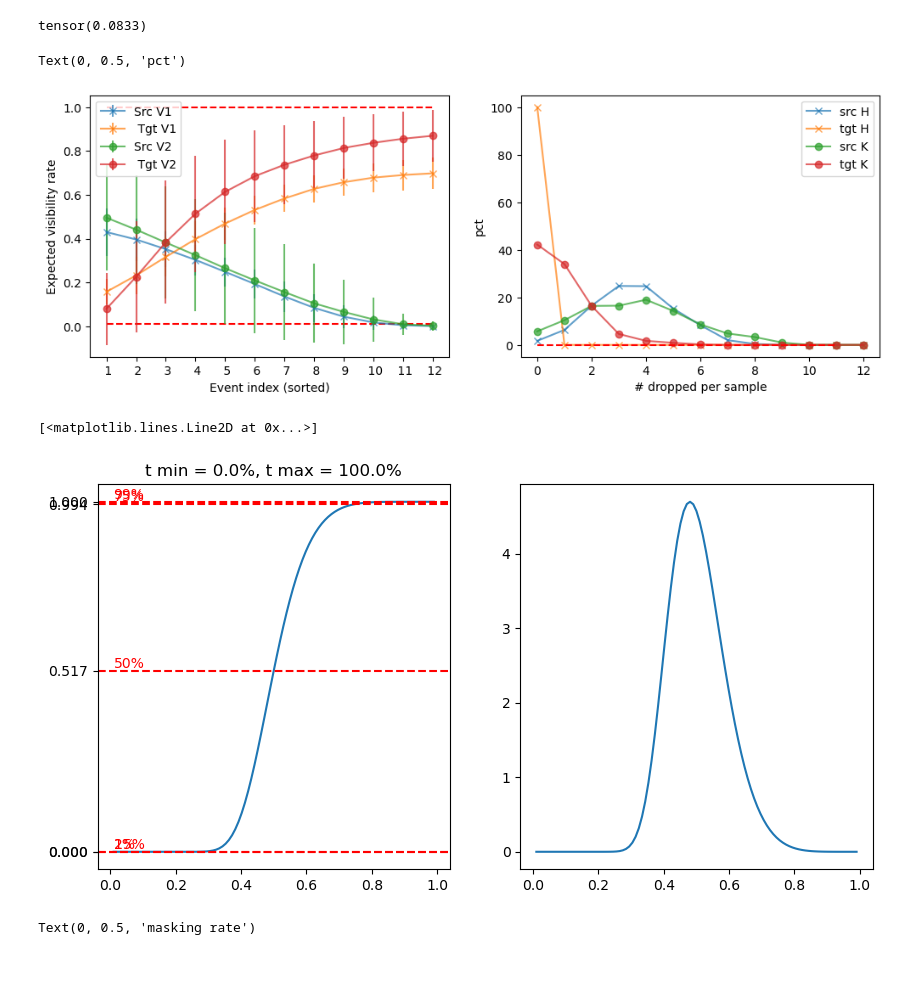
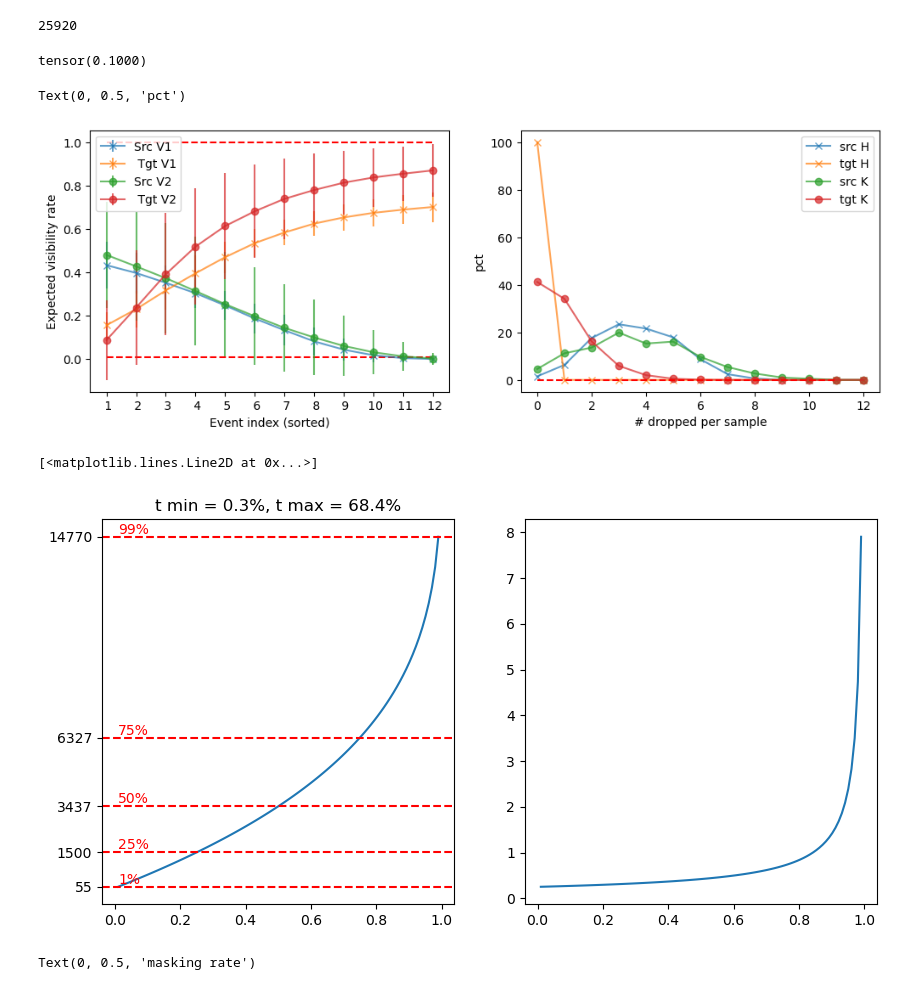
Before and after one commit to jthuemmel/thesis, a Jupyter notebook: simplify.ipynb, the cells around one changed output. Saved outputs shown, nothing was run; the diff lists cells and outputs as text; code cells hidden in the pictures.

```diff
--- a/simplify.ipynb
+++ b/simplify.ipynb
@@ -186,8 +186,8 @@ class MultinomialMasking(torch.nn.Module):
 
         return src_indices, tgt_indices, tgt_binary, None
 # %%
-world = WorldConfig(field_sizes={"v": 9, "t": 36, "h": 64, "w": 120}, patch_sizes={'vv': 1, 'tt': 3, 'hh': 4, 'ww': 4}, batch_size=1)
-
+world = WorldConfig(field_sizes={"v": 9, "t": 36, "h": 64, "w": 120}, patch_sizes={'vv': 1, 'tt': 3, 'hh': 4, 'ww': 8}, batch_size=1)
+print(world.num_tokens)
 hm = HeuristicMasking(world, objective=ObjectiveConfig( c1_prior=0.3, c1_src= 784 / 2304, c0_src=64/ 2304, c1_tgt=1536/2304, c0_tgt=784/2304))
 
 event_id = 1
@@ -207,9 +207,11 @@ tgts = torch.stack(tgts)
 #print(sum(overlap)/1000)
 rsrc_hm = srcs.sort(dim=1, descending=True).values
 rtgt_hm = tgts.sort(dim=1, descending=False).values
+# %% [output]
+25920
 # %%
 mm = MultinomialMasking(world,
-                        objective=ObjectiveConfig(c1_prior= 1/12, c0_prior= 1,
+                        objective=ObjectiveConfig(c1_prior= 1/10, c0_prior= 1,
                                                   c1_src= 1, c0_src=4, c1_tgt=4, c0_tgt=4,
                                                   event_dims=['t', 'v'], stratify=True))
 print(mm.prior.c1)
@@ -255,41 +257,41 @@ plt.xlabel('# dropped per sample')
 plt.hlines(0.01, 0, T - 1, colors='red', linestyles='dashed')
 plt.ylabel('pct')
 # %% [output]
-tensor(0.0833)
+tensor(0.1000)
 Text(0, 0.5, 'pct')
-[figure, old version]
+[figure, new version]
 # %%
 #plt.errorbar(x = torch.arange(misc.size(1)), y = misc.mean(0), yerr=misc.std(0))
 # %%
 eps = 1e-2
 u = torch.linspace(eps, 1 - eps,101)
-c1 = 0.015
-c0 = 0.15
+c1 = 1
+c0 = 4
 
-k_min = 0
-k_max = 1
+k_min = 1
+k_max = world.num_tokens
 km = StableKumaraswamy(c1=c1, c0=c0)
 t = km.quantile(u)
 t = k_min + (k_max - k_min) * t
 plt.figure(figsize=(10,5))
 plt.subplot(1,2,1)
 plt.plot(u, t)
 plt.title(f"t min = {100*t.min().item()/k_max:.1f}%, t max = {100*t.max().item()/k_max:.1f}%")
 # add quantile lines
 qtls = [u.min().item(), 0.25, 0.5, 0.75, u.max().item()]
 for q in qtls:
     uq = torch.tensor(q).unsqueeze(0)
     tq = km.quantile(uq)
     tq = k_min + (k_max - k_min) * tq
     plt.axhline(tq.item(), color='red', linestyle='--')
     plt.text(0.01, tq.item(), f"{q*100:.0f}%", color='red', va='bottom')
 # add tick marks on y axis at quantiles
 plt.yticks([k_min + (k_max - k_min) * km.quantile(torch.tensor(q).unsqueeze(0)).item() for q in qtls])
 plt.subplot(1,2,2)
 plt.plot(u, km.quantile_dt(u))
 # %% [output]
 [<matplotlib.lines.Line2D at 0x...>]
-[figure, old version]
+[figure, new version]
 # %%
 u = torch.linspace(1e-2,1 - 1e-2,1000)
 for c1 in torch.linspace(-3, 0, 15).exp():
```
Also changed, not shown: parts of 1 cell of this notebook, 1 other file.
